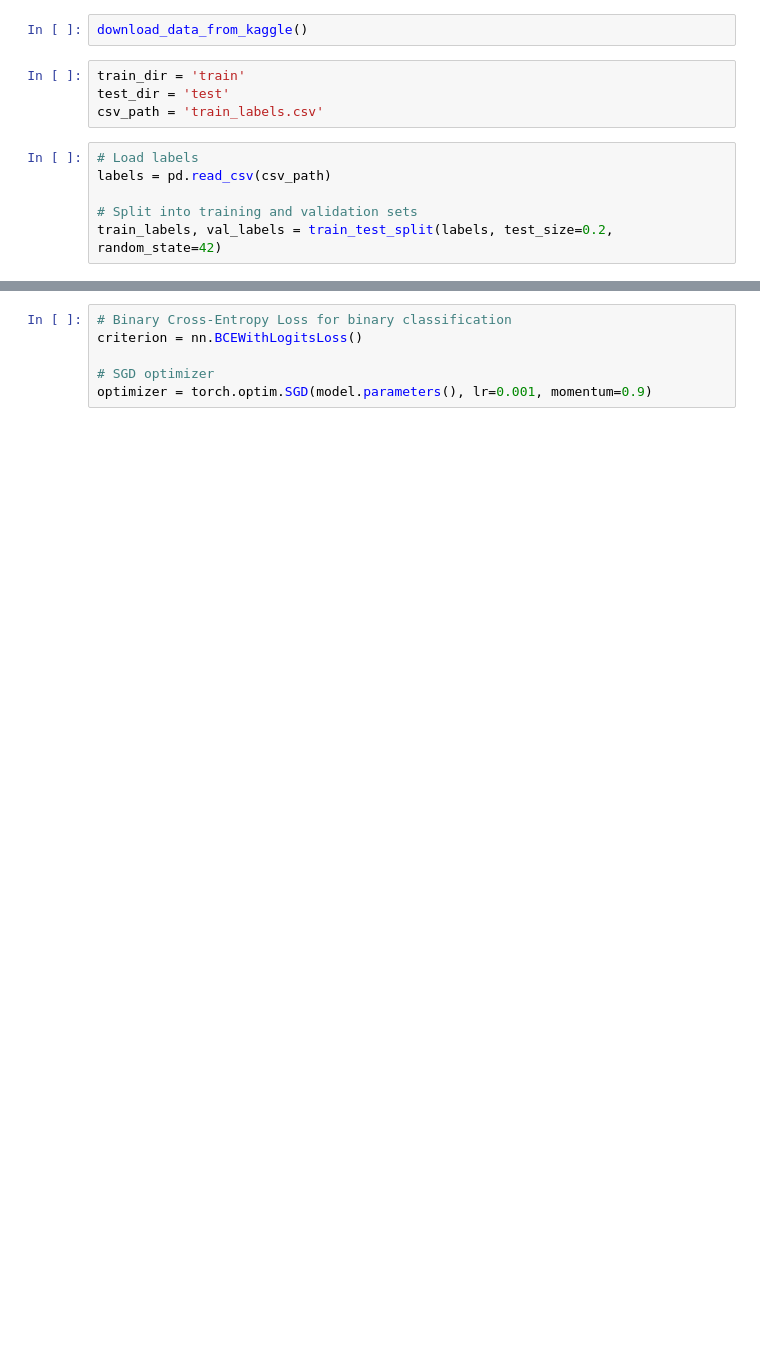
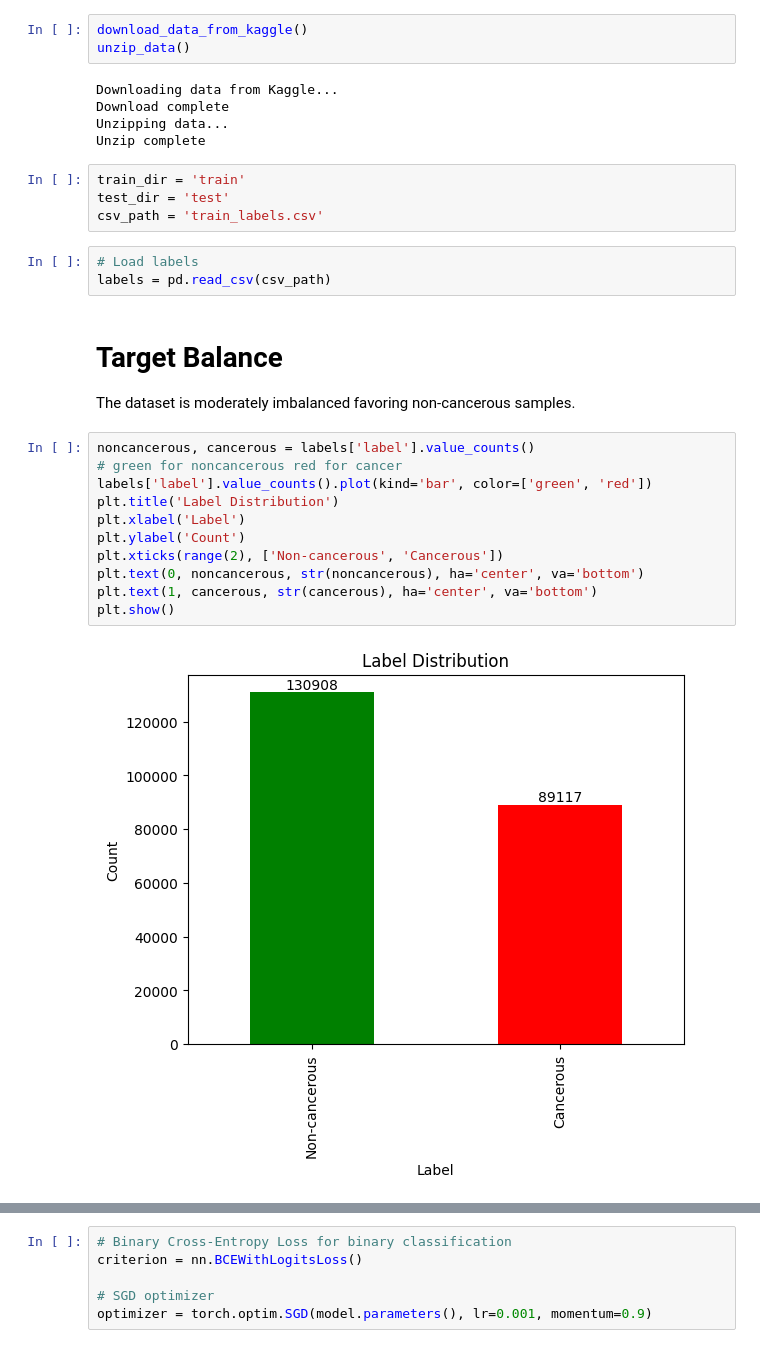
Before and after one commit to lrwham/DeepLearningWeek3, a Jupyter notebook: histopathalogical_pytorch.ipynb, the cells around one changed output, grey strips where cells are left out. Cells and saved outputs as stored; diff of their text form; blank space fills up the shorter version.

```diff
--- a/histopathalogical_pytorch.ipynb
+++ b/histopathalogical_pytorch.ipynb
@@ -42,5 +74,11 @@ def download_data_from_kaggle():
 # %%
 download_data_from_kaggle()
+unzip_data()
+# %% [output]
+Downloading data from Kaggle...
+Download complete
+Unzipping data...
+Unzip complete
 # %%
 train_dir = 'train'
 test_dir = 'test'
@@ -48,6 +86,19 @@ csv_path = 'train_labels.csv'
 # %%
 # Load labels
 labels = pd.read_csv(csv_path)
-
-# Split into training and validation sets
-train_labels, val_labels = train_test_split(labels, test_size=0.2, random_state=42)
+# %% [markdown]
+# Target Balance
+The dataset is moderately imbalanced favoring non-cancerous samples.
+# %%
+noncancerous, cancerous = labels['label'].value_counts()
+# green for noncancerous red for cancer
+labels['label'].value_counts().plot(kind='bar', color=['green', 'red'])
+plt.title('Label Distribution')
+plt.xlabel('Label')
+plt.ylabel('Count')
+plt.xticks(range(2), ['Non-cancerous', 'Cancerous'])
+plt.text(0, noncancerous, str(noncancerous), ha='center', va='bottom')
+plt.text(1, cancerous, str(cancerous), ha='center', va='bottom')
+plt.show()
+# %% [output]
+[figure, added]
```
Also changed, not shown: parts of 40 cells of this notebook, 5 other files.
